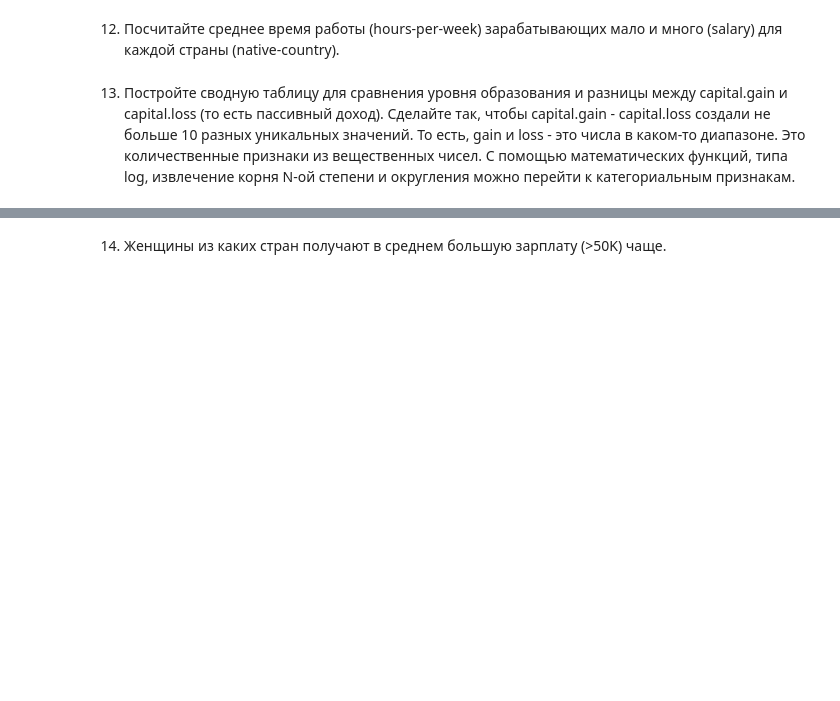
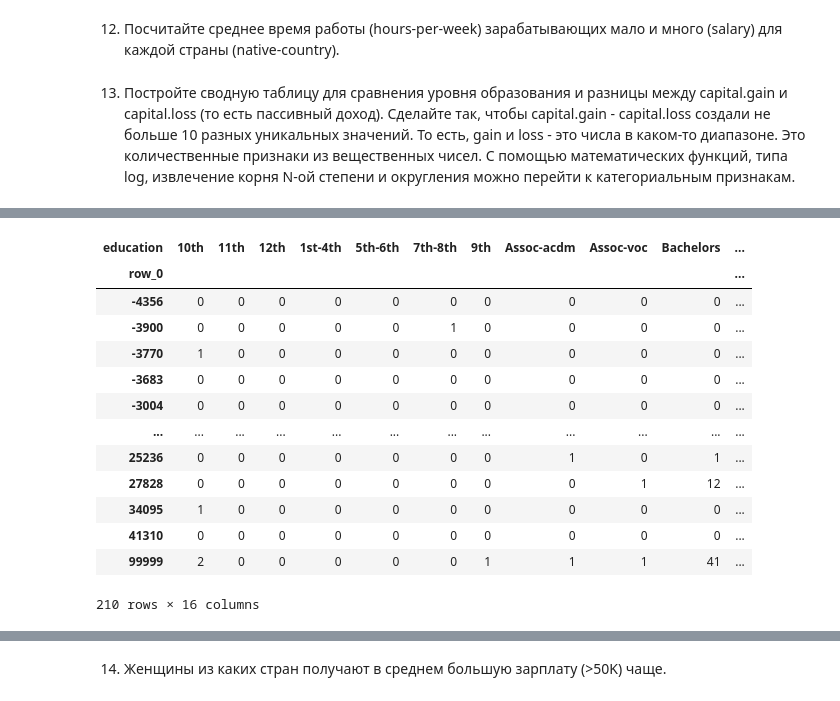
Before and after one commit to AlinaSabitova/Data_analytics_tools-, a Jupyter notebook: Pandas.ipynb, the cells around one changed output, grey strips where cells are left out. Drawn from its saved outputs; the diff is of its cells as text; code cells hidden in the pictures; blank space fills up the shorter version.

```diff
--- a/Pandas.ipynb
+++ b/Pandas.ipynb
@@ -118,0 +180,17 @@ KeyError: ignored
+# %%
+pd.crosstab(df['capital.gain']-df['capital.loss'], df['education'])
+# %% [output]
+| education | 10th | 11th | 12th | 1st-4th | 5th-6th | 7th-8th | 9th | Assoc-acdm | Assoc-voc | Bachelors | ... |
+| row_0 |  |  |  |  |  |  |  |  |  |  | ... |
+| -4356 | 0 | 0 | 0 | 0 | 0 | 0 | 0 | 0 | 0 | 0 | ... |
+| -3900 | 0 | 0 | 0 | 0 | 0 | 1 | 0 | 0 | 0 | 0 | ... |
+| -3770 | 1 | 0 | 0 | 0 | 0 | 0 | 0 | 0 | 0 | 0 | ... |
+| -3683 | 0 | 0 | 0 | 0 | 0 | 0 | 0 | 0 | 0 | 0 | ... |
+| -3004 | 0 | 0 | 0 | 0 | 0 | 0 | 0 | 0 | 0 | 0 | ... |
+| ... | ... | ... | ... | ... | ... | ... | ... | ... | ... | ... | ... |
+| 25236 | 0 | 0 | 0 | 0 | 0 | 0 | 0 | 1 | 0 | 1 | ... |
+| 27828 | 0 | 0 | 0 | 0 | 0 | 0 | 0 | 0 | 1 | 12 | ... |
+| 34095 | 1 | 0 | 0 | 0 | 0 | 0 | 0 | 0 | 0 | 0 | ... |
+| 41310 | 0 | 0 | 0 | 0 | 0 | 0 | 0 | 0 | 0 | 0 | ... |
+| 99999 | 2 | 0 | 0 | 0 | 0 | 0 | 1 | 1 | 1 | 41 | ... |
+210 rows × 16 columns
```
Also changed, not shown: parts of 10 cells of this notebook.
